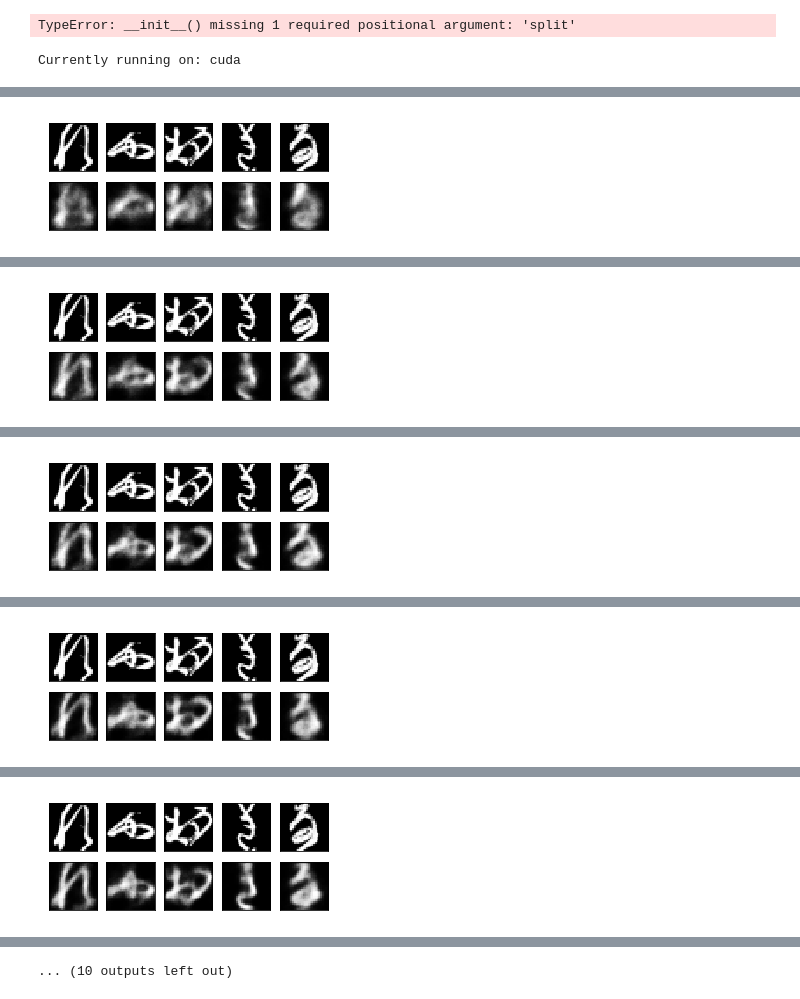
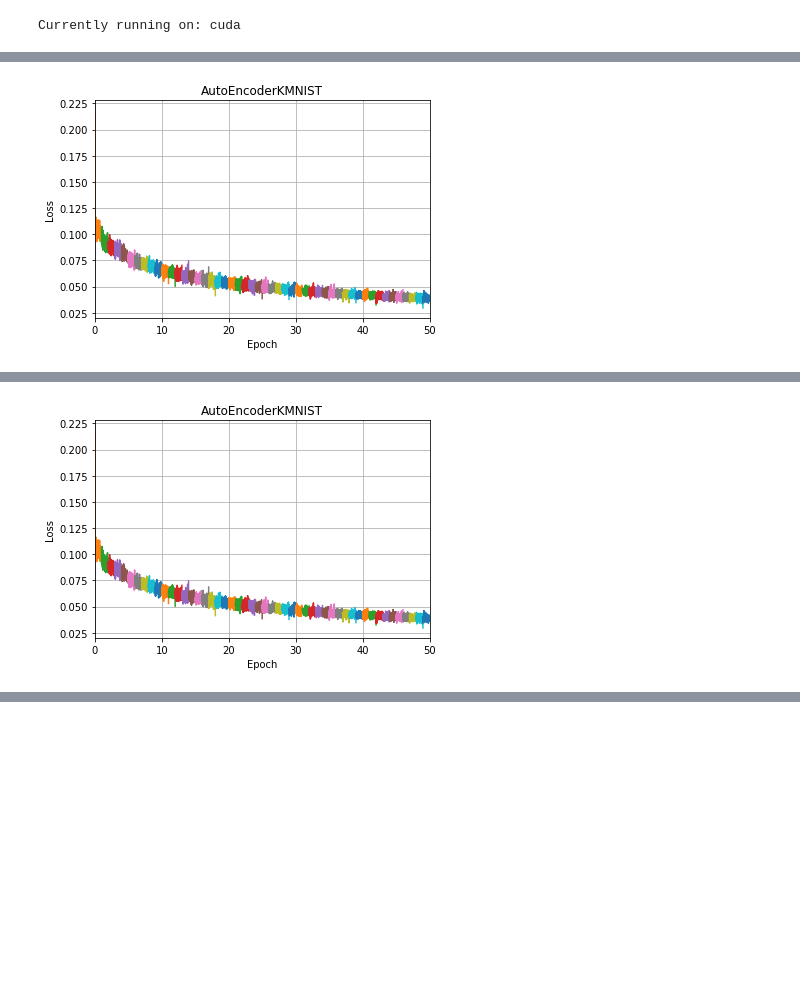
Before and after one commit to stefanklut/neural-image-compression, a Jupyter notebook: Incremental Autoencoder (Stefan)/Training Model.ipynb, the cells around one changed output, grey strips where cells are left out. Drawn from its saved outputs; the diff is of its cells as text; code cells hidden in the pictures; blank space fills up the shorter version.

```diff
--- a/Incremental Autoencoder (Stefan)/Training Model.ipynb
+++ b/Incremental Autoencoder (Stefan)/Training Model.ipynb
@@ -23,7 +23,7 @@ torch.manual_seed(7212)
 np.random.seed(2980)
 # %%
 # Select which dataset to use
-dataset_name = "mnist"
+dataset_name = "kmnist"
 training = False
 img_size = 28
 
@@ -59,8 +59,6 @@ else:
 
 # Get the name of the dataset for saving the trained models
 save_extention = data.__class__.__name__
-# %% [output]
-TypeError: __init__() missing 1 required positional argument: 'split'
 # %%
 # Select which device to use, use the gpu if available
 device = torch.device("cuda" if torch.cuda.is_available() else "cpu")
@@ -105,6 +103,7 @@ def train_model(model_name, train_data, batch_size=64, epochs=10, save_as=None,
         pl.title(save_as)
         pl.xlabel("Epoch")
         pl.ylabel("Loss")
+        pl.grid(which="both")
 
     # Load the number of test images
     if n_test_img>0:
@@ -168,5 +167,5 @@ def train_model(model_name, train_data, batch_size=64, epochs=10, save_as=None,
           "| Model saved as:", save_as + ".pt")
 # %%
 # Train regular Autoencoder
-train_model("AutoEncoder", data, run_on=device, show_loss=False, n_test_img=5, epochs=10)
+train_model("AutoEncoder", data, run_on=device, show_loss=True, epochs=50)
 # %% [output]
@@ -173,0 +173 @@ Training: AutoEncoder | In Cuda: True
+[figure, new version]
@@ -175 +174,0 @@ Epoch:  0 | train loss: 0.0687
-[figure, old version]
@@ -177 +175 @@ Epoch:  1 | train loss: 0.0575
-[figure, old version]
+[figure, new version]
@@ -179 +175,0 @@ Epoch:  2 | train loss: 0.0529
-[figure, removed]
@@ -181 +175,0 @@ Epoch:  3 | train loss: 0.0443
-[figure, removed]
@@ -183 +175,0 @@ Epoch:  4 | train loss: 0.0421
-[figure, removed]
@@ -185,3 +176,2 @@ Epoch:  5 | train loss: 0.0498
-... (10 outputs left out)
 # %%
 # Train Random Autoencoder
```
Also changed, not shown: parts of 3 cells of this notebook, 1 other file.
